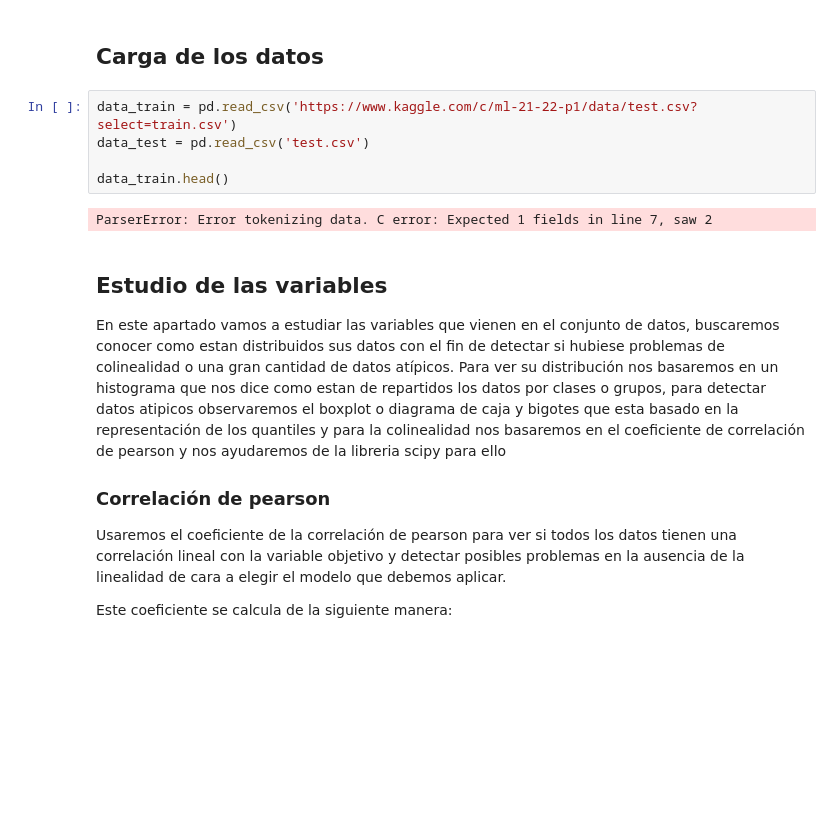
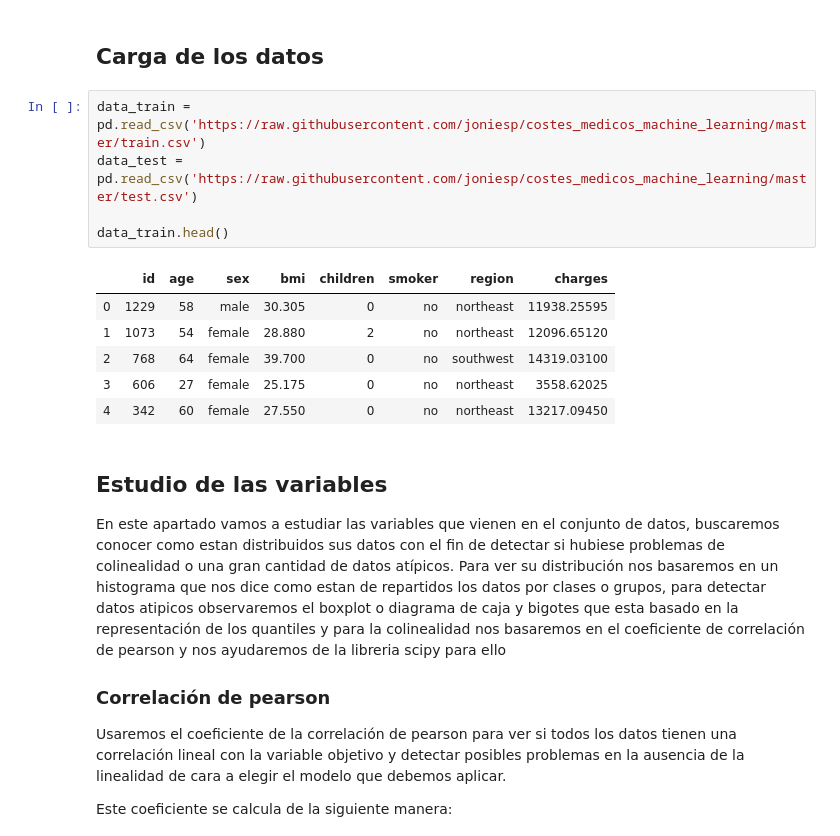
Before and after one commit to joniesp/costes_medicos_machine_learning, a Jupyter notebook: practica.ipynb, the cells around one changed output. Drawn from its saved outputs; the diff is of its cells as text; blank space fills up the shorter version.

```diff
--- a/practica.ipynb
+++ b/practica.ipynb
@@ -73,12 +73,17 @@ def remove_rows(data, rows):
 # %% [markdown]
 ##  Carga de los datos
 # %%
-data_train = pd.read_csv('https://www.kaggle.com/c/ml-21-22-p1/data/test.csv?select=train.csv')
-data_test = pd.read_csv('test.csv')
+data_train = pd.read_csv('https://raw.githubusercontent.com/joniesp/costes_medicos_machine_learning/master/train.csv')
+data_test = pd.read_csv('https://raw.githubusercontent.com/joniesp/costes_medicos_machine_learning/master/test.csv')
 
 data_train.head()
 # %% [output]
-ParserError: Error tokenizing data. C error: Expected 1 fields in line 7, saw 2
+|  | id | age | sex | bmi | children | smoker | region | charges |
+| 0 | 1229 | 58 | male | 30.305 | 0 | no | northeast | 11938.25595 |
+| 1 | 1073 | 54 | female | 28.880 | 2 | no | northeast | 12096.65120 |
+| 2 | 768 | 64 | female | 39.700 | 0 | no | southwest | 14319.03100 |
+| 3 | 606 | 27 | female | 25.175 | 0 | no | northeast | 3558.62025 |
+| 4 | 342 | 60 | female | 27.550 | 0 | no | northeast | 13217.09450 |
 # %% [markdown]
 ## Estudio de las variables
 En este apartado vamos a estudiar las variables que vienen en el conjunto de datos, buscaremos conocer como estan distribuidos sus datos con el fin de detectar si hubiese problemas de colinealidad o una gran cantidad de datos atípicos. Para ver su distribución nos basaremos en un histograma que nos dice como estan de repartidos los datos por clases o grupos, para detectar datos atipicos observaremos el boxplot o diagrama de caja y bigotes que esta basado en la representación de los quantiles y para la colinealidad nos basaremos en el coeficiente de correlación de pearson y nos ayudaremos de la libreria scipy para ello
```
Also changed, not shown: parts of 5 cells of this notebook, 1 other file.
